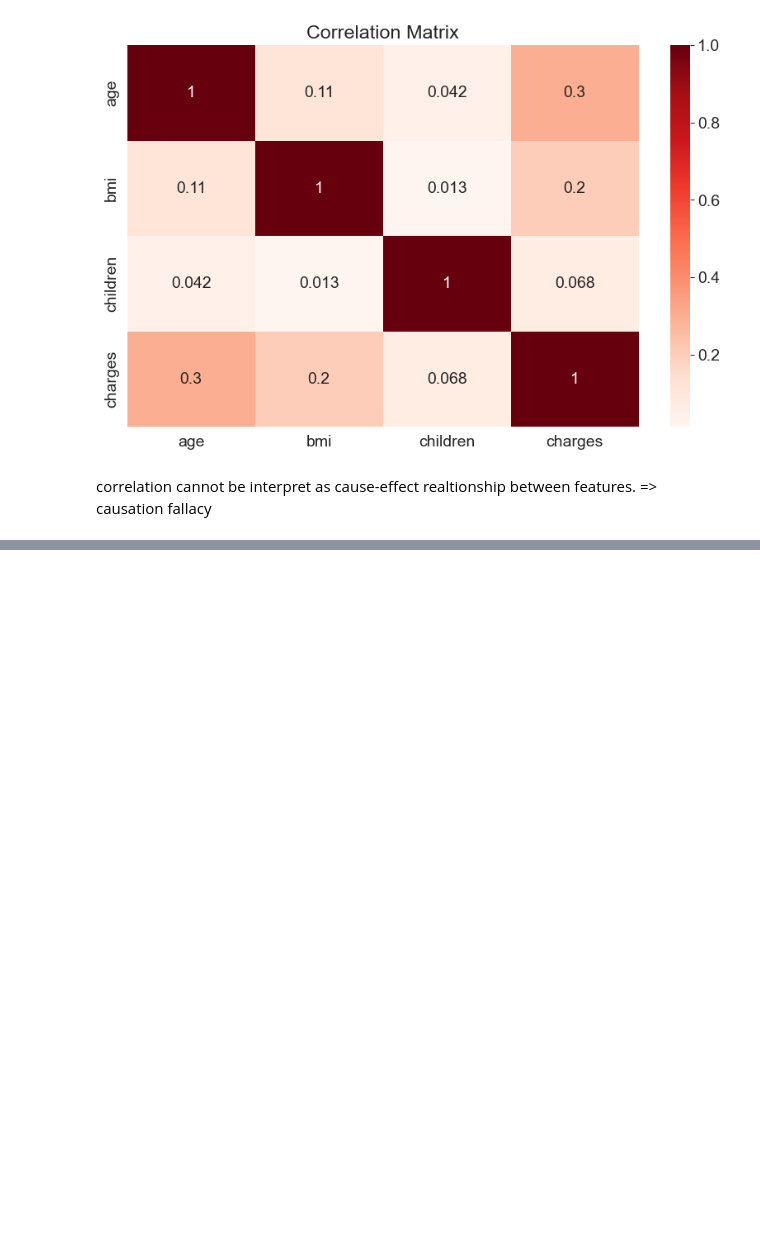
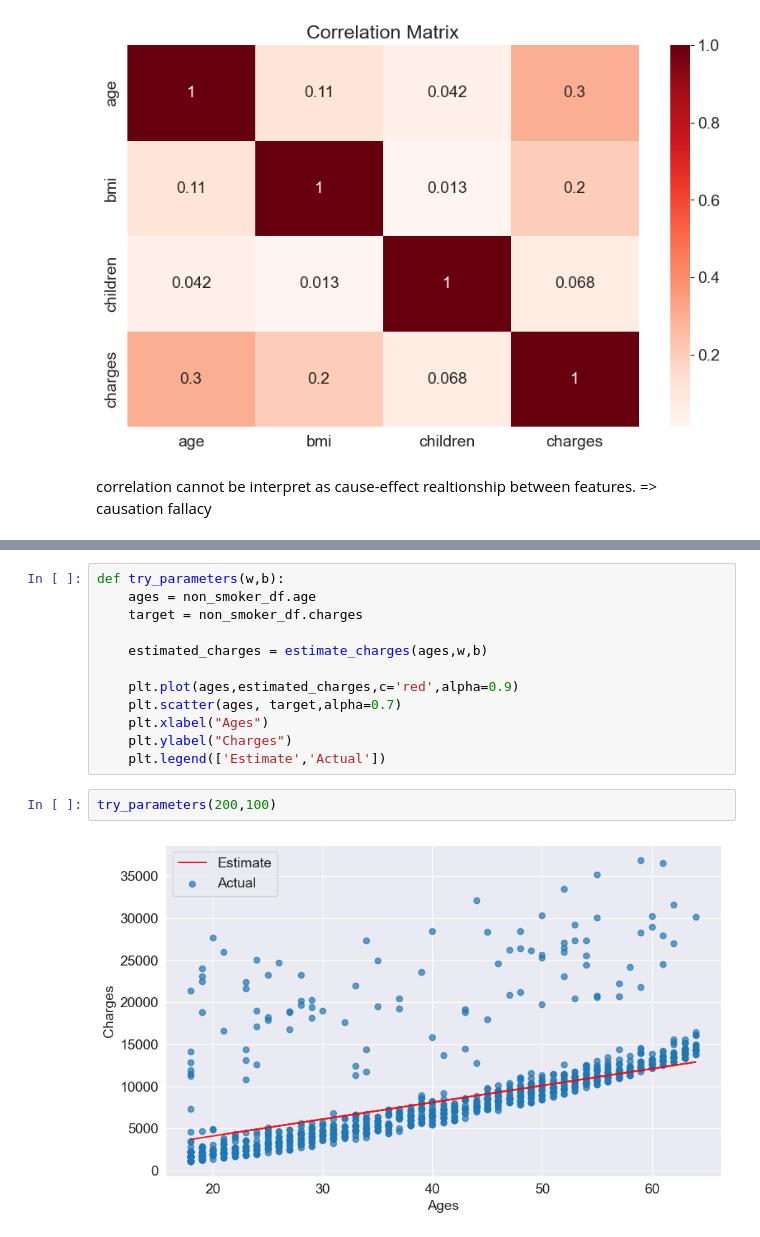
Before and after one commit to MeetB7/ML, a Jupyter notebook: Jupyter/LinearRegression/LinearRegression.ipynb, the cells around one changed output, grey strips where cells are left out. Drawn from its saved outputs; the diff is of its cells as text; blank space fills up the shorter version.

```diff
--- a/Jupyter/LinearRegression/LinearRegression.ipynb
+++ b/Jupyter/LinearRegression/LinearRegression.ipynb
@@ -199,0 +283,16 @@ correlation cannot be interpret as cause-effect realtionship between features. =
+# %%
+def try_parameters(w,b):
+    ages = non_smoker_df.age
+    target = non_smoker_df.charges
+
+    estimated_charges = estimate_charges(ages,w,b)
+
+    plt.plot(ages,estimated_charges,c='red',alpha=0.9)
+    plt.scatter(ages, target,alpha=0.7)
+    plt.xlabel("Ages")
+    plt.ylabel("Charges")
+    plt.legend(['Estimate','Actual'])
+# %%
+try_parameters(200,100)
+# %% [output]
+[figure, added]
```
Also changed, not shown: parts of 25 cells of this notebook.
